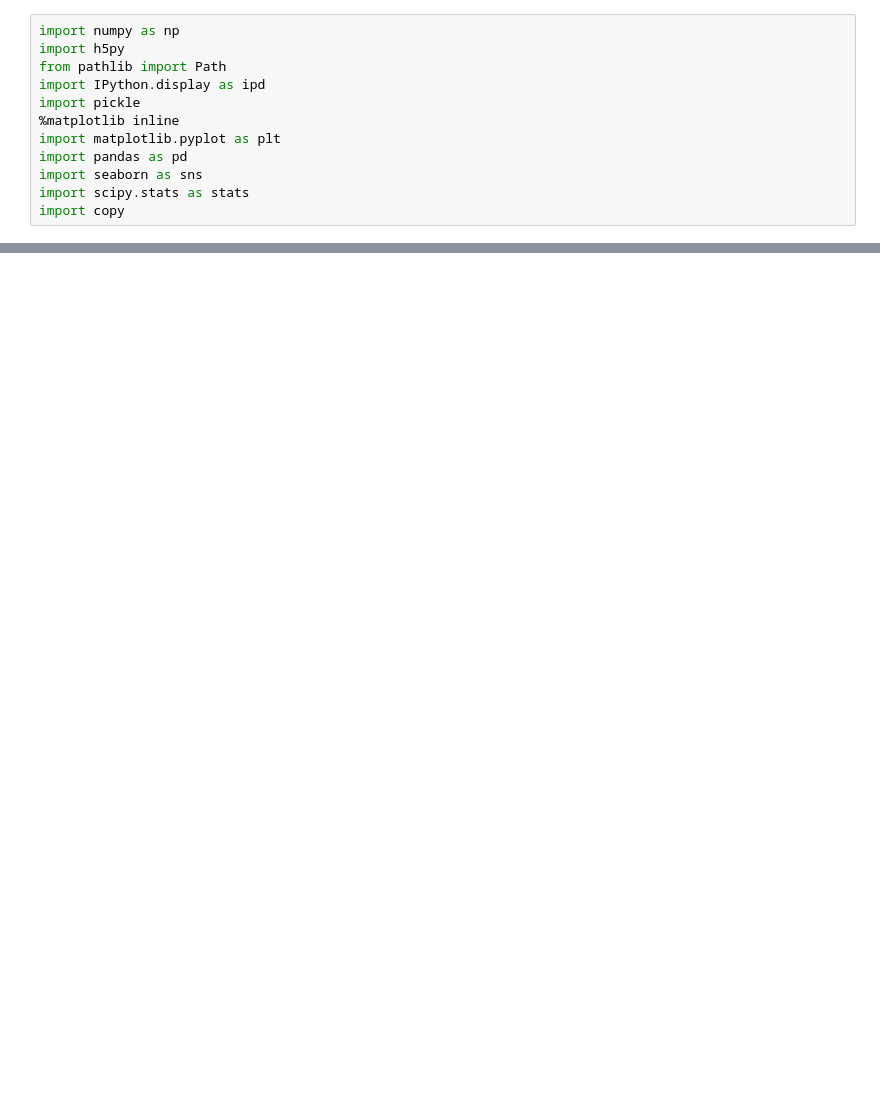
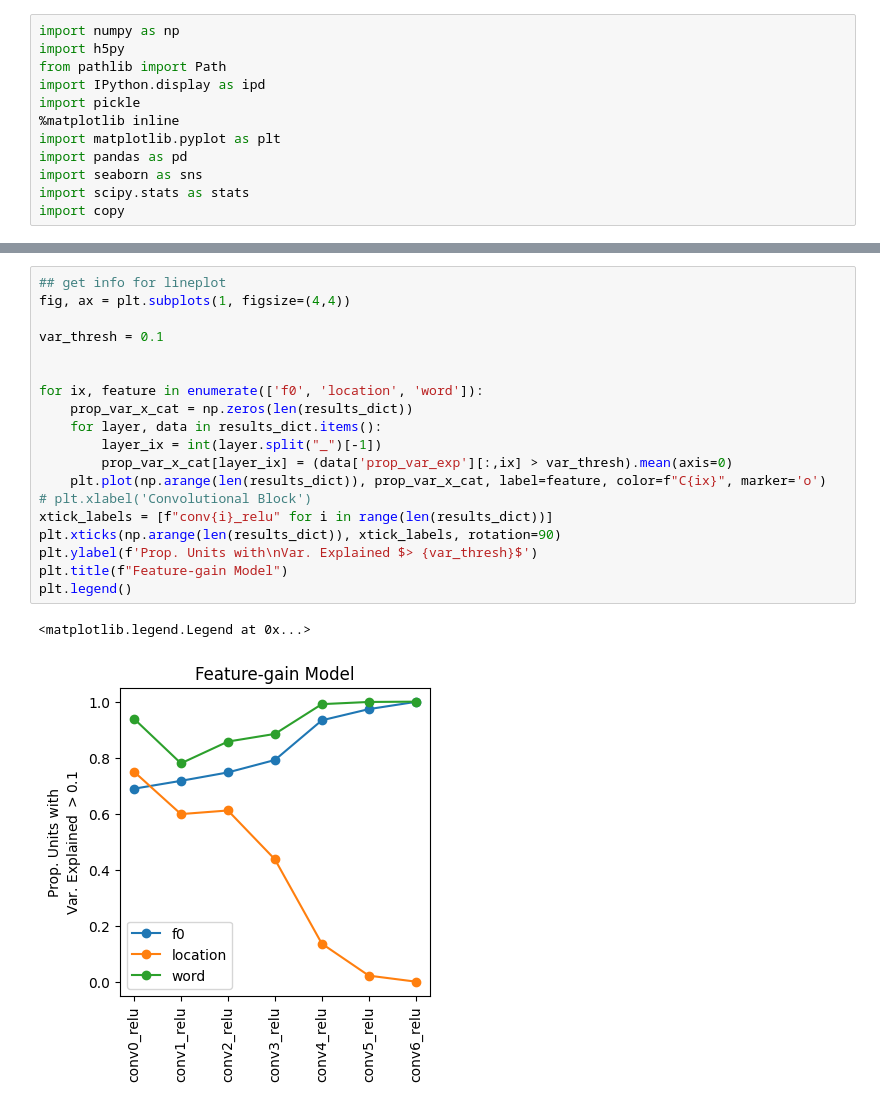
Before and after one commit to mcdermottLab/auditory_attention, a Jupyter notebook: notebooks/Unit_Tuning/check_unit_activation_h5s_cue_free_time_avg_plot_anova_results.ipynb, the cells around one changed output, grey strips where cells are left out. Cells and saved outputs as stored; diff of their text form; blank space fills up the shorter version.

```diff
--- a/notebooks/Unit_Tuning/check_unit_activation_h5s_cue_free_time_avg_plot_anova_results.ipynb
+++ b/notebooks/Unit_Tuning/check_unit_activation_h5s_cue_free_time_avg_plot_anova_results.ipynb
@@ -189,0 +199,22 @@ plt.tight_layout()
+# %%
+## get info for lineplot
+fig, ax = plt.subplots(1, figsize=(4,4))
+
+var_thresh = 0.1
+
+
+for ix, feature in enumerate(['f0', 'location', 'word']):
+    prop_var_x_cat = np.zeros(len(results_dict))
+    for layer, data in results_dict.items():
+        layer_ix = int(layer.split("_")[-1])
+        prop_var_x_cat[layer_ix] = (data['prop_var_exp'][:,ix] > var_thresh).mean(axis=0)
+    plt.plot(np.arange(len(results_dict)), prop_var_x_cat, label=feature, color=f"C{ix}", marker='o')
+# plt.xlabel('Convolutional Block')
+xtick_labels = [f"conv{i}_relu" for i in range(len(results_dict))]
+plt.xticks(np.arange(len(results_dict)), xtick_labels, rotation=90)
+plt.ylabel(f'Prop. Units with\nVar. Explained $> {var_thresh}$')
+plt.title(f"Feature-gain Model")
+plt.legend()
+# %% [output]
+<matplotlib.legend.Legend at 0x...>
+[figure, added]
```
Also changed, not shown: parts of 8 cells of this notebook, 11 other files.
